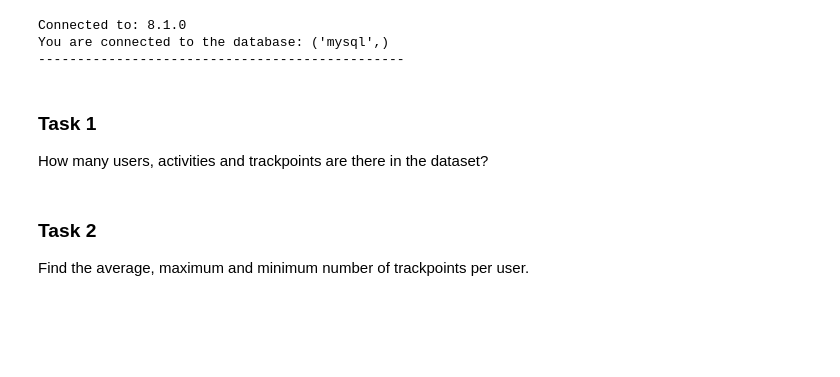
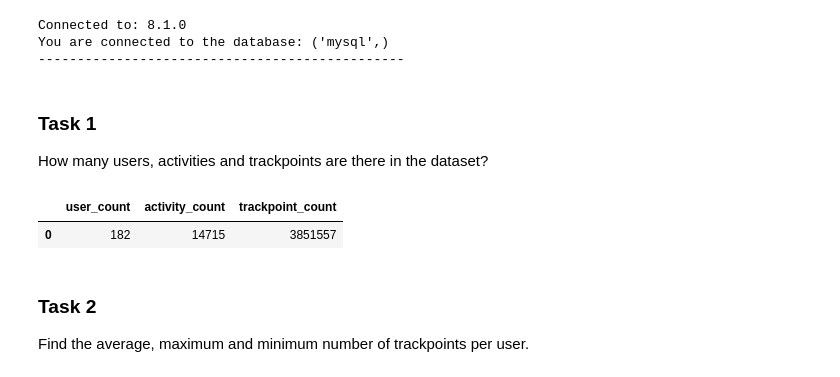
Before and after one commit to mathiasraa/tdt4225-mysql, a Jupyter notebook: notebooks/queries.ipynb, the cells around one changed output. Drawn from its saved outputs; the diff is of its cells as text; code cells hidden in the pictures; blank space fills up the shorter version.

```diff
--- a/notebooks/queries.ipynb
+++ b/notebooks/queries.ipynb
@@ -29,14 +29,18 @@ How many users, activities and trackpoints are there in the dataset?
 # %%
 query = """
     SELECT
     (SELECT COUNT(*) FROM UserTable) AS user_count,
     (SELECT COUNT(*) FROM ActivityTable) AS activity_count,
     (SELECT COUNT(*) FROM TrackPointTable) AS trackpoint_count;
 """
 
 cursor.execute(query)
 result = cursor.fetchall()
-print(result)
+result_df = pd.DataFrame(result, columns=['user_count', 'activity_count', 'trackpoint_count'])
+result_df
+# %% [output]
+|  | user_count | activity_count | trackpoint_count |
+| 0 | 182 | 14715 | 3851557 |
 # %% [markdown]
 ### Task 2
 Find the average, maximum and minimum number of trackpoints per user.
```
Also changed, not shown: parts of 4 cells of this notebook, 1 other file.
